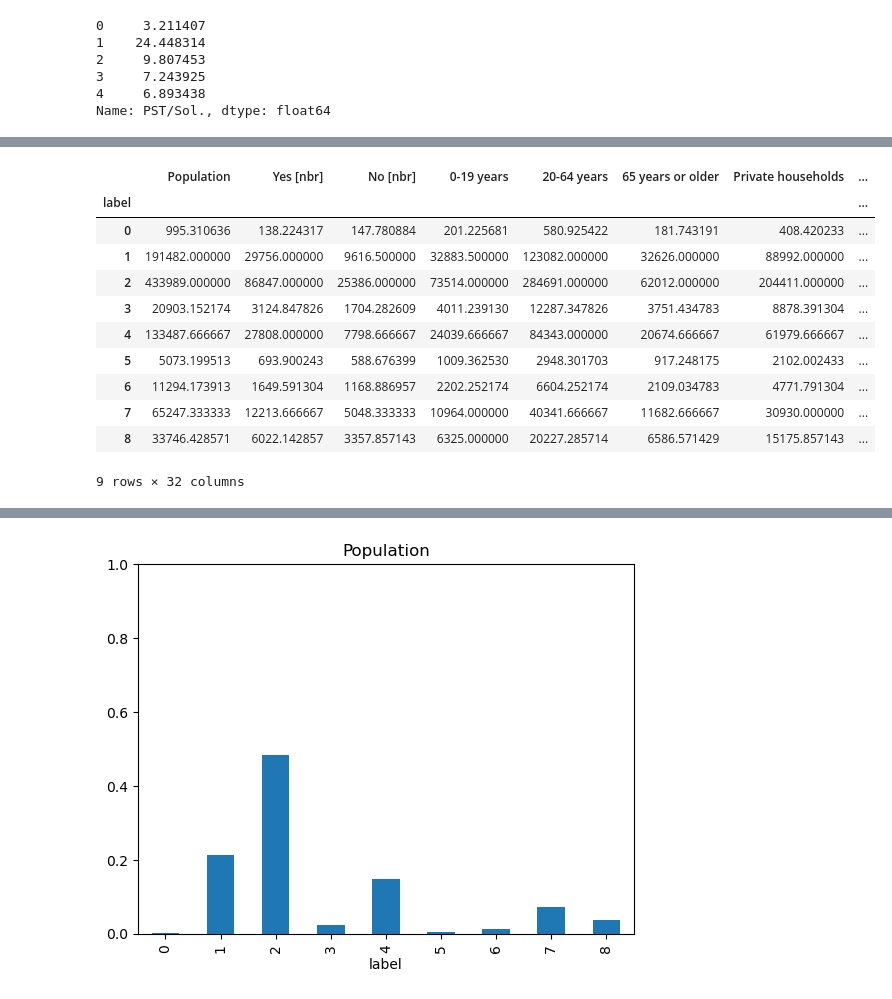
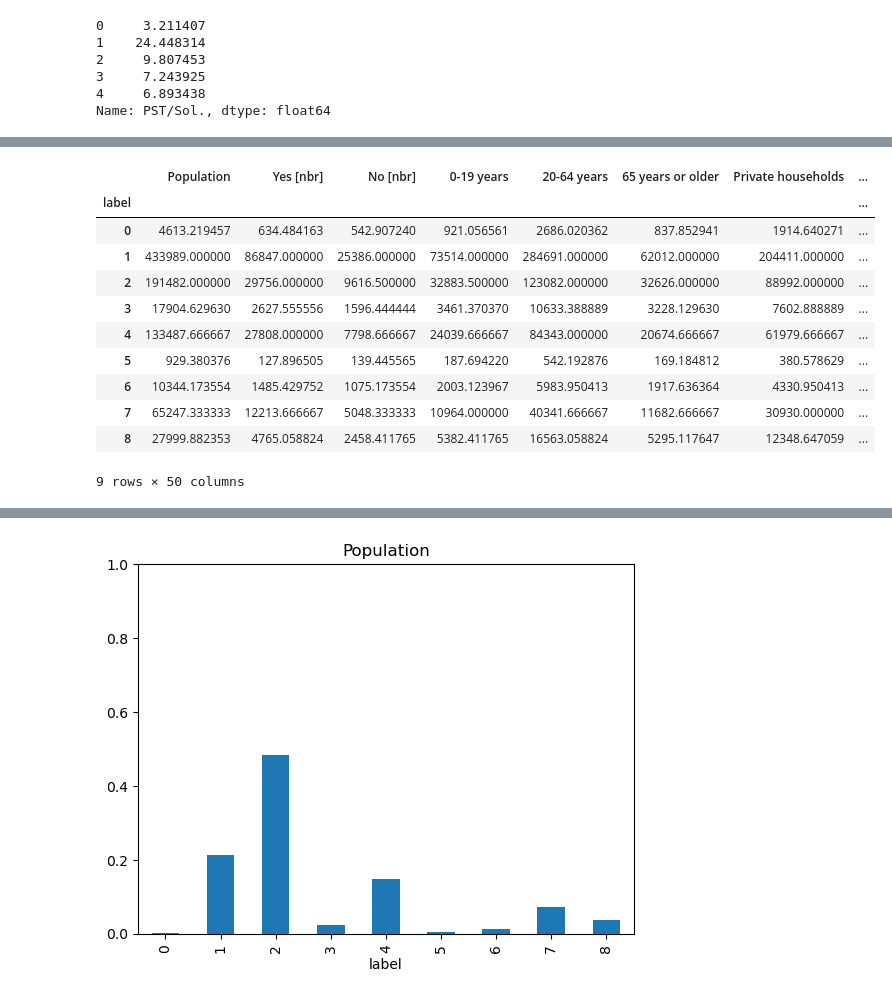
Before and after one commit to matheogodenzi/EnergyTransitionPotential, a Jupyter notebook: source/models/deep_embeddded_clustering.ipynb, the cells around one changed output, grey strips where cells are left out. Drawn from its saved outputs; the diff is of its cells as text; code cells hidden in the pictures.

```diff
--- a/source/models/deep_embeddded_clustering.ipynb
+++ b/source/models/deep_embeddded_clustering.ipynb
@@ -79,0 +58,5 @@ Transformed DataFrame:
+# %%
+print(transformed_df.dtypes)  # Display the data types of each column
+print(transformed_df.isna().any(axis=1))  # Inspect the first few rows
+transformed_df = transformed_df.apply(pd.to_numeric, errors='coerce').fillna(0)
+transformed_df.head()
@@ -80,17 +88,22 @@ Transformed DataFrame:
 # %%
+# Step 1: Replace NaNs and ensure numeric conversion
+df = transformed_df.copy()  # Work on a copy
+df = df.replace(np.nan, 0)  # Replace NaNs with 0
+df = df.apply(pd.to_numeric, errors='coerce').fillna(0)  # Force numeric conversion
 
+df.to_csv("../../data/cov_to_cluster.csv")
+# Step 2: Convert to numpy array
+X = df.to_numpy()
+print(f"Numpy array dtype: {X.dtype}")  # Ensure dtype is numeric
 
-# Extract the numeric data from the DataFrame
-df = transformed_df
-df =df.replace(np.nan, 0)
-X = df.to_numpy()  # Convert to numpy array
+# Step 3: Create Bunch object
+data = Bunch(data=X, target=transformed_df.index)
+print(f"Data type: {type(data)}")
+print(data)
 
-# Create a Bunch object with the DataFrame data and the index as the target
-data = Bunch(data=X, target=Covariates_df.index)
-print(f"Data type: {type(data)}")
-
-# Convert the data to PyTorch tensor
+# Step 4: Convert to PyTorch tensor
 X_tensor = torch.tensor(X, dtype=torch.float32)
+print(f"Tensor shape: {X_tensor.shape}")
 
 # Initialize the model, loss function, and optimizer
 input_dim = X.shape[1]  # Number of features (e.g., 4 for Iris dataset)
@@ -133,5 +146,4 @@ plt.title('Deep Embedded Clustering')
 plt.xlabel('Latent Dimension 1')
 plt.ylabel('Latent Dimension 2')
 plt.show()
-labels
 # %% [output]
@@ -140,5 +168,5 @@ TypeError: can't convert np.ndarray of type numpy.object_. The only supported ty
 # %%
-Covariates_final_df = Covariates_df.copy()
-Covariates_final_df["label"] = labels
-Covariates_final_df.head()
+Covariates_trans_df = transformed_df.copy()
+Covariates_trans_df["label"] = labels
+Covariates_trans_df.head()
 # %% [output]
@@ -152,19 +180,19 @@ Covariates_final_df.head()
 # %%
-group = Covariates_final_df.groupby("label")[numeric_columns].mean()
+group = Covariates_trans_df.groupby("label").mean()
 group
 # %% [output]
 |  | Population | Yes [nbr] | No [nbr] | 0-19 years | 20-64 years | 65 years or older | Private households | ... |
 | label |  |  |  |  |  |  |  | ... |
-| 0 | 995.310636 | 138.224317 | 147.780884 | 201.225681 | 580.925422 | 181.743191 | 408.420233 | ... |
-| 1 | 191482.000000 | 29756.000000 | 9616.500000 | 32883.500000 | 123082.000000 | 32626.000000 | 88992.000000 | ... |
-| 2 | 433989.000000 | 86847.000000 | 25386.000000 | 73514.000000 | 284691.000000 | 62012.000000 | 204411.000000 | ... |
-| 3 | 20903.152174 | 3124.847826 | 1704.282609 | 4011.239130 | 12287.347826 | 3751.434783 | 8878.391304 | ... |
+| 0 | 4613.219457 | 634.484163 | 542.907240 | 921.056561 | 2686.020362 | 837.852941 | 1914.640271 | ... |
+| 1 | 433989.000000 | 86847.000000 | 25386.000000 | 73514.000000 | 284691.000000 | 62012.000000 | 204411.000000 | ... |
+| 2 | 191482.000000 | 29756.000000 | 9616.500000 | 32883.500000 | 123082.000000 | 32626.000000 | 88992.000000 | ... |
+| 3 | 17904.629630 | 2627.555556 | 1596.444444 | 3461.370370 | 10633.388889 | 3228.129630 | 7602.888889 | ... |
 | 4 | 133487.666667 | 27808.000000 | 7798.666667 | 24039.666667 | 84343.000000 | 20674.666667 | 61979.666667 | ... |
-| 5 | 5073.199513 | 693.900243 | 588.676399 | 1009.362530 | 2948.301703 | 917.248175 | 2102.002433 | ... |
-| 6 | 11294.173913 | 1649.591304 | 1168.886957 | 2202.252174 | 6604.252174 | 2109.034783 | 4771.791304 | ... |
+| 5 | 929.380376 | 127.896505 | 139.445565 | 187.694220 | 542.192876 | 169.184812 | 380.578629 | ... |
+| 6 | 10344.173554 | 1485.429752 | 1075.173554 | 2003.123967 | 5983.950413 | 1917.636364 | 4330.950413 | ... |
 | 7 | 65247.333333 | 12213.666667 | 5048.333333 | 10964.000000 | 40341.666667 | 11682.666667 | 30930.000000 | ... |
-| 8 | 33746.428571 | 6022.142857 | 3357.857143 | 6325.000000 | 20227.285714 | 6586.571429 | 15175.857143 | ... |
+| 8 | 27999.882353 | 4765.058824 | 2458.411765 | 5382.411765 | 16563.058824 | 5295.117647 | 12348.647059 | ... |
-9 rows × 32 columns
+9 rows × 50 columns
 # %%
 for col in group.columns:
     group[col].plot(kind="bar")
```
Also changed, not shown: parts of 9 cells of this notebook, 1 other file.
